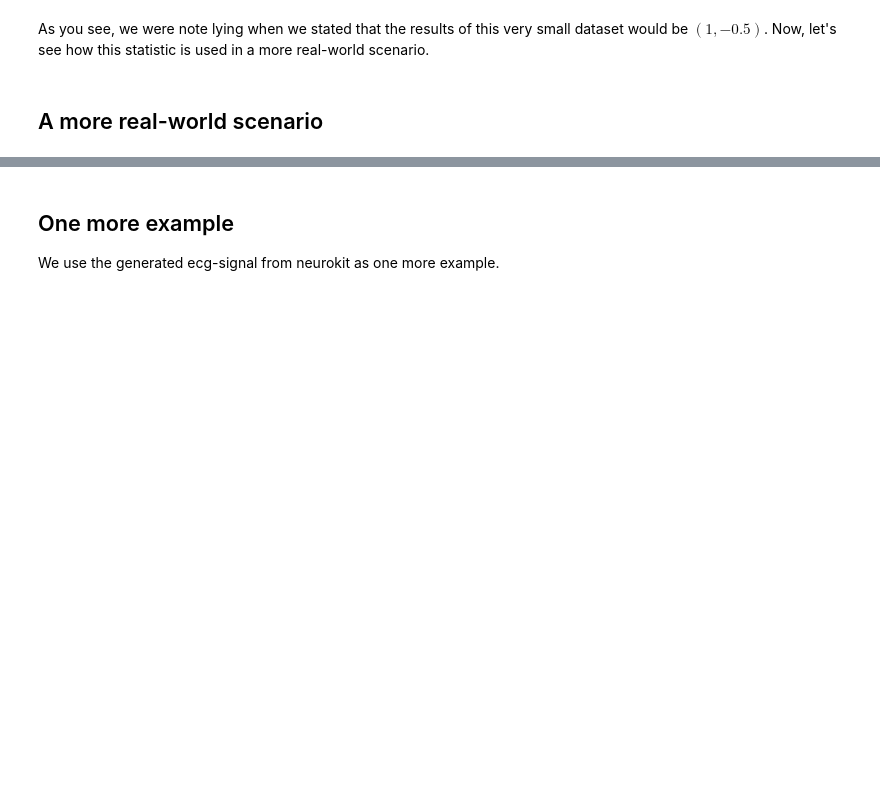
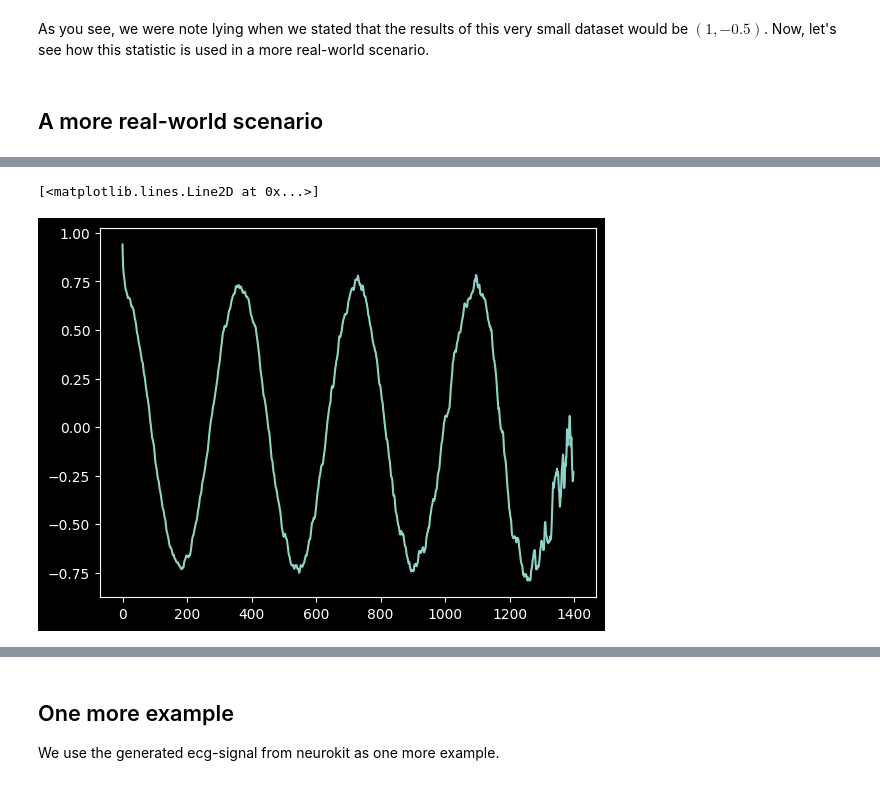
Before and after one commit to fenna/BFVM23PROGRAM3, a Jupyter notebook: demos/demo_autocorrelation.ipynb, the cells around one changed output, grey strips where cells are left out. Drawn from its saved outputs; the diff is of its cells as text; code cells hidden in the pictures; blank space fills up the shorter version.

```diff
--- a/demos/demo_autocorrelation.ipynb
+++ b/demos/demo_autocorrelation.ipynb
@@ -103,0 +174,13 @@ plt.show()
+# %%
+# Do this for multiple shifts
+autocorr = []
+for shift in range(1, 1400):
+    temperature_day = subset['temperature'][shift:]
+    temperature_day_minus_shift = subset['temperature'][:-shift]
+    corr = np.corrcoef(temperature_day, temperature_day_minus_shift)
+    autocorr.append(corr[0, 1])
+
+plt.plot(autocorr)
+# %% [output]
+[<matplotlib.lines.Line2D at 0x...>]
+[figure, added]
```
Also changed, not shown: parts of 21 cells of this notebook.
